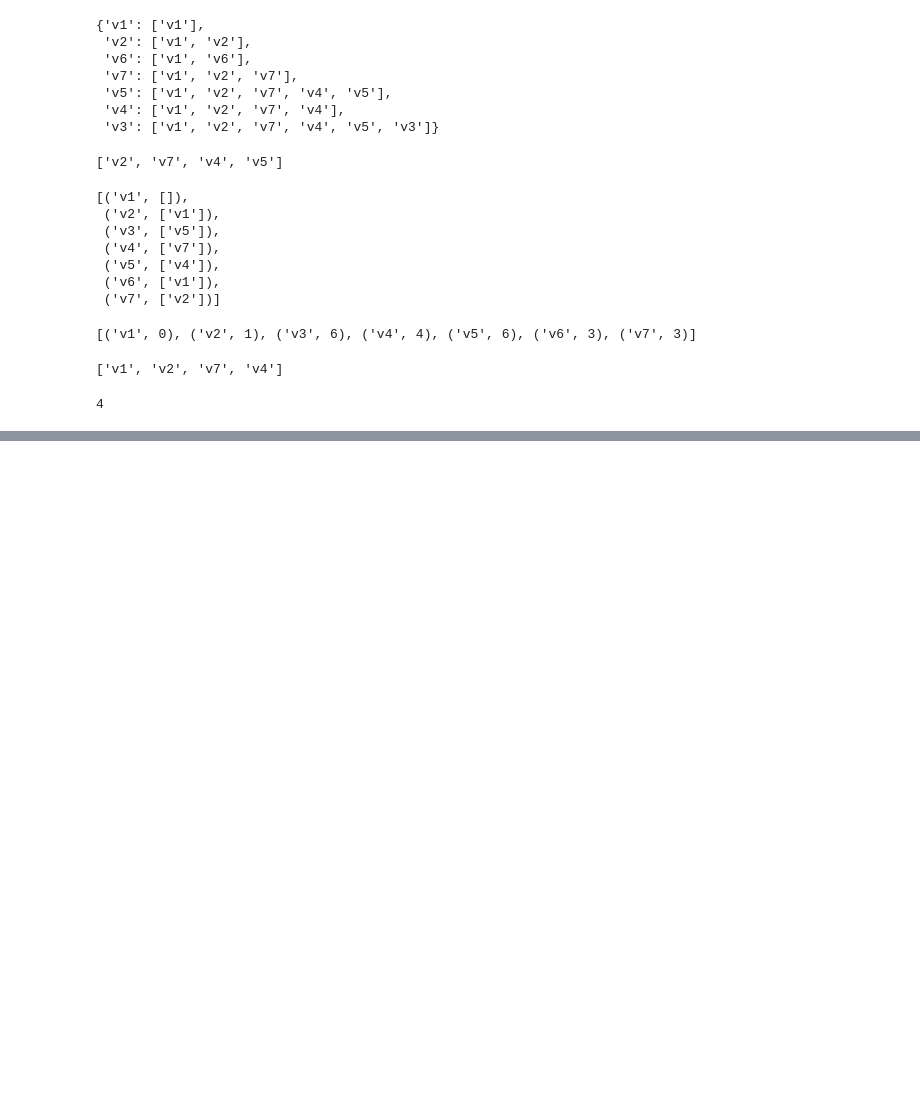
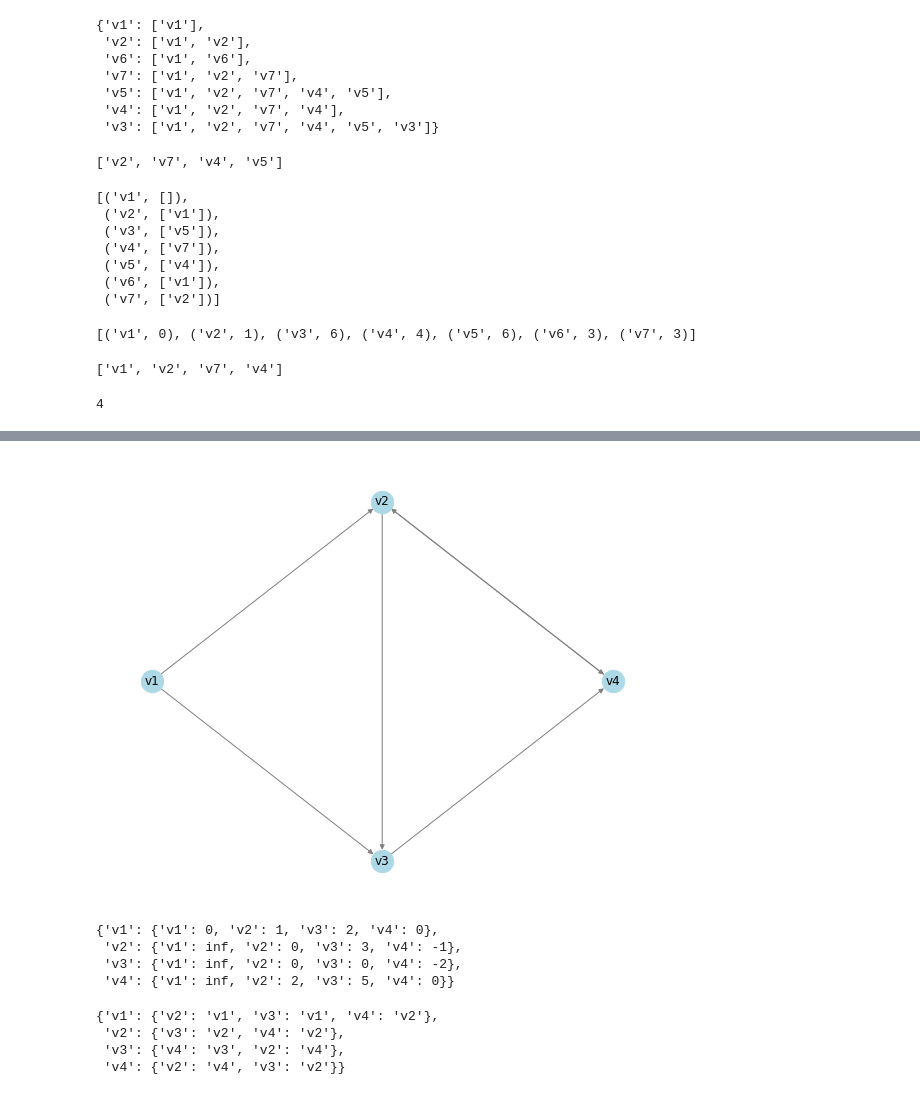
Before and after one commit to jesusossian/graph_algorithms, a Jupyter notebook: src/caminhos_minimos.ipynb, the cells around one changed output, grey strips where cells are left out. Cells and saved outputs as stored; diff of their text form; code cells hidden in the pictures; blank space fills up the shorter version.

```diff
--- a/src/caminhos_minimos.ipynb
+++ b/src/caminhos_minimos.ipynb
@@ -80,0 +135,19 @@ length
+# %%
+weights = [('v1', 'v2', 1),('v1', 'v3', 2),
+           ('v2', 'v3', 3), ('v2', 'v4', -1),
+           ('v3', 'v4', -2),
+           ('v4', 'v2', 2)]
+# %%
+G2 = nx.DiGraph()
+G2.add_weighted_edges_from(weights)
+# %%
+fixed_pos = {'v1':(0,1), 'v2':(1,2), 'v3':(1,0), 'v4':(2,1) }
+fixed_nodes = fixed_pos.keys()
+pos = nx.spring_layout(G2, pos=fixed_pos, fixed=fixed_nodes)
+# %%
+plt.figure(figsize=(10, 8))
+nx.draw_networkx(G2, pos=pos, edge_color="grey", node_color="lightblue", node_size=500, with_labels=True, font_size=12)
+plt.axis("off")
+plt.show()
+# %% [output]
+[figure, added]
@@ -80,0 +157,7 @@ length
+# %%
+pprint(results)
+# %% [output]
+{'v1': {'v1': 0, 'v2': 1, 'v3': 2, 'v4': 0},
+ 'v2': {'v1': inf, 'v2': 0, 'v3': 3, 'v4': -1},
+ 'v3': {'v1': inf, 'v2': 0, 'v3': 0, 'v4': -2},
+ 'v4': {'v1': inf, 'v2': 2, 'v3': 5, 'v4': 0}}
@@ -80,0 +166,7 @@ length
+# %%
+pred
+# %% [output]
+{'v1': {'v2': 'v1', 'v3': 'v1', 'v4': 'v2'},
+ 'v2': {'v3': 'v2', 'v4': 'v2'},
+ 'v3': {'v4': 'v3', 'v2': 'v4'},
+ 'v4': {'v2': 'v4', 'v3': 'v2'}}
```
Also changed, not shown: parts of 32 cells of this notebook.
